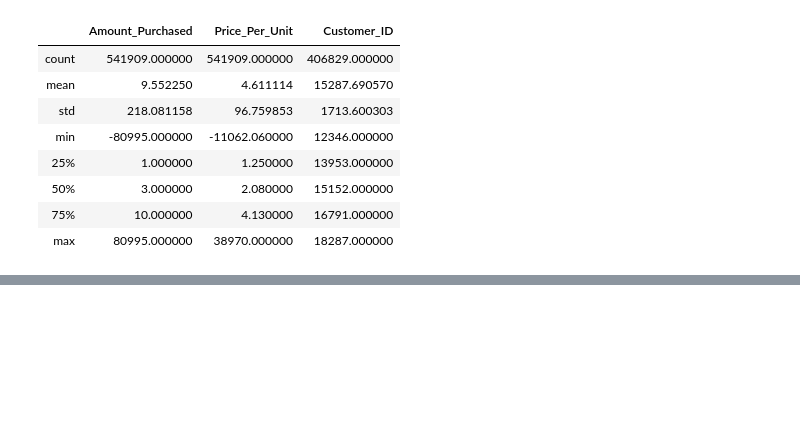
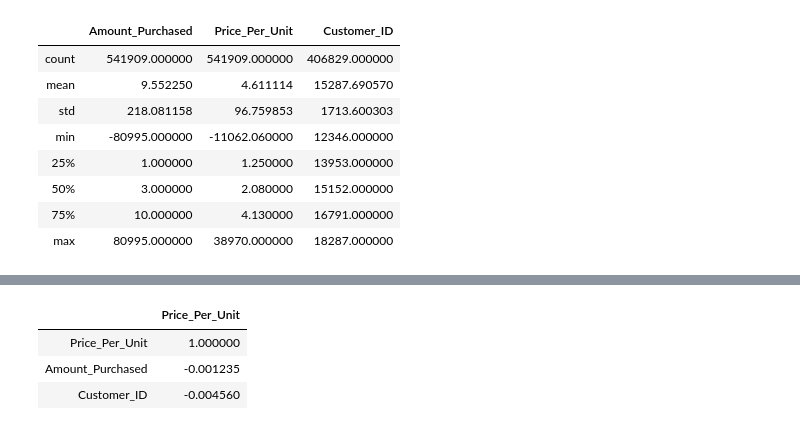
Before and after one commit to calvintirrell/ecommerce_data, a Jupyter notebook: notebooks/ecomm_project.ipynb, the cells around one changed output, grey strips where cells are left out. Cells and saved outputs as stored; diff of their text form; code cells hidden in the pictures; blank space fills up the shorter version.

```diff
--- a/notebooks/ecomm_project.ipynb
+++ b/notebooks/ecomm_project.ipynb
@@ -267,0 +287,10 @@ sns.jointplot(x = 'Price_Per_Unit', y = 'Amount_Purchased', data = data, kind =
+# %%
+corr = data.corr()
+
+important_feature = corr['Price_Per_Unit'].sort_values(ascending = False).to_frame()
+important_feature
+# %% [output]
+|  | Price_Per_Unit |
+| Price_Per_Unit | 1.000000 |
+| Amount_Purchased | -0.001235 |
+| Customer_ID | -0.004560 |
```
Also changed, not shown: parts of 6 cells of this notebook.
